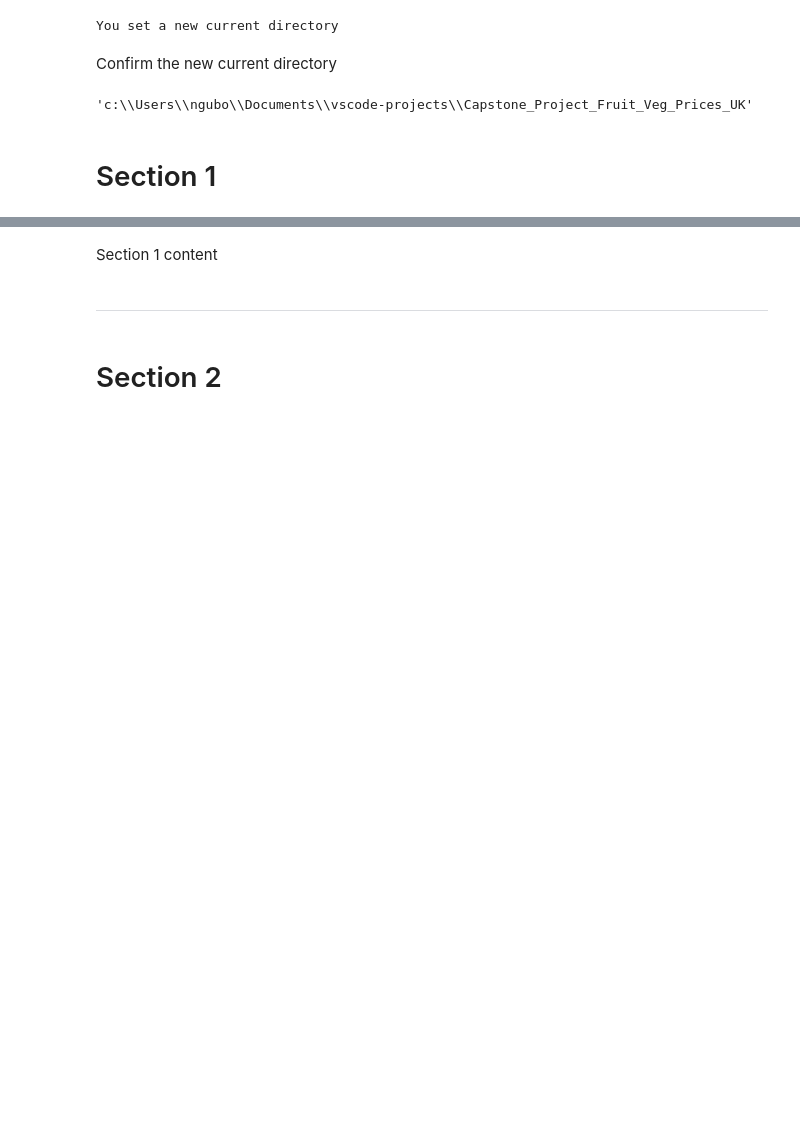
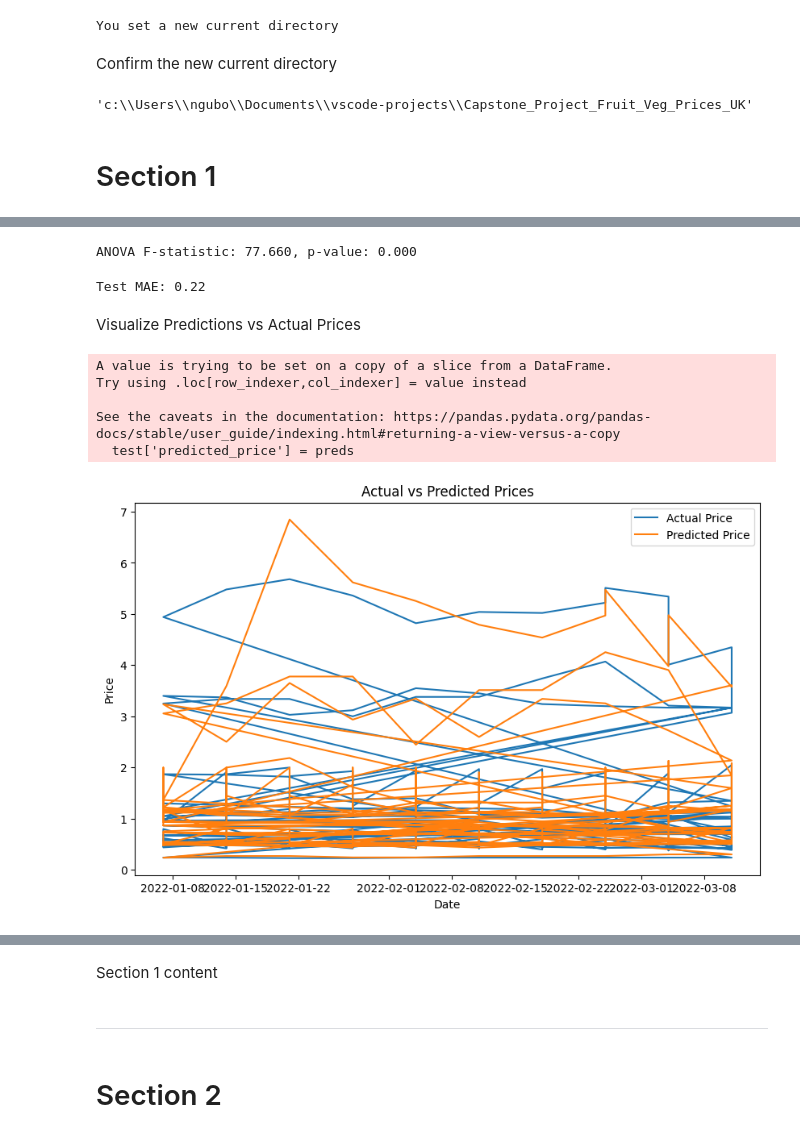
Before and after one commit to Khoi412/Capstone_Project_Fruit_Veg_Prices_UK, a Jupyter notebook: jupyter_notebooks/MachineLearning.ipynb, the cells around one changed output, grey strips where cells are left out. Drawn from its saved outputs; the diff is of its cells as text; code cells hidden in the pictures; blank space fills up the shorter version.

```diff
--- a/jupyter_notebooks/MachineLearning.ipynb
+++ b/jupyter_notebooks/MachineLearning.ipynb
@@ -225,0 +77,80 @@ Cluster label sample (first 20): [0 3 3 3 3 3 3 3 3 3 0 0 3 3 3 3 3 3 3 3]
+# %%
+from scipy.stats import f_oneway
+
+# convert date column
+df['date'] = pd.to_datetime(df['date'])
+
+# Define seasons by month
+def get_season(month):
+    if month in [12, 1, 2]:
+        return 'Winter'
+    elif month in [3, 4, 5]:
+        return 'Spring'
+    elif month in [6, 7, 8]:
+        return 'Summer'
+    else:
+        return 'Autumn'
+
+df['season'] = df['date'].dt.month.apply(get_season)
+
+# Run ANOVA across seasons
+groups = [df[df['season'] == s]['price'] for s in df['season'].unique()]
+f_stat, p_val = f_oneway(*groups)
+print(f"ANOVA F-statistic: {f_stat:.3f}, p-value: {p_val:.3f}")
+# %% [output]
+ANOVA F-statistic: 77.660, p-value: 0.000
+# %%
+# One-hot encode season for ML model
+df = pd.get_dummies(df, columns=['season'], drop_first=True)
+# %%
+# Create lag features for price (e.g., previous day's price)
+df = df.sort_values(['item', 'date'])
+df['price_lag_1'] = df.groupby('item')['price'].shift(1)
+df = df.dropna(subset=['price_lag_1'])  # drop rows where lag is missing
+# %%
+# Define features and target
+from xgboost import XGBRegressor
+from sklearn.metrics import mean_absolute_error
+
+features = ['price_lag_1'] + [col for col in df.columns if col.startswith('season_')]
+target = 'price'
+
+# Split by date for train/test
+cutoff_date = '2021-12-31'
+train = df[df['date'] <= cutoff_date]
+test = df[df['date'] > cutoff_date]
+
+X_train = train[features]
+y_train = train[target]
+X_test = test[features]
+y_test = test[target]
+
+model = XGBRegressor(n_estimators=100, random_state=42)
+model.fit(X_train, y_train)
+
+preds = model.predict(X_test)
+mae = mean_absolute_error(y_test, preds)
+print(f"Test MAE: {mae:.2f}")
+# %% [output]
+Test MAE: 0.22
+# %% [markdown]
+Visualize Predictions vs Actual Prices
+# %%
+# Plot predicted vs actual prices
+
+test['predicted_price'] = preds
+plt.figure(figsize=(10, 6))
+plt.plot(test['date'], test['price'], label='Actual Price')
+plt.plot(test['date'], test['predicted_price'], label='Predicted Price')
+plt.xlabel('Date')
+plt.ylabel('Price')
+plt.title('Actual vs Predicted Prices')
+plt.legend()
+plt.show()
+# %% [output]
+A value is trying to be set on a copy of a slice from a DataFrame.
+Try using .loc[row_indexer,col_indexer] = value instead
+
+See the caveats in the documentation: https://pandas.pydata.org/pandas-docs/stable/user_guide/indexing.html#returning-a-view-versus-a-copy
+  test['predicted_price'] = preds
+[figure, added]
```
Also changed, not shown: parts of 14 cells of this notebook, 1 other file.
